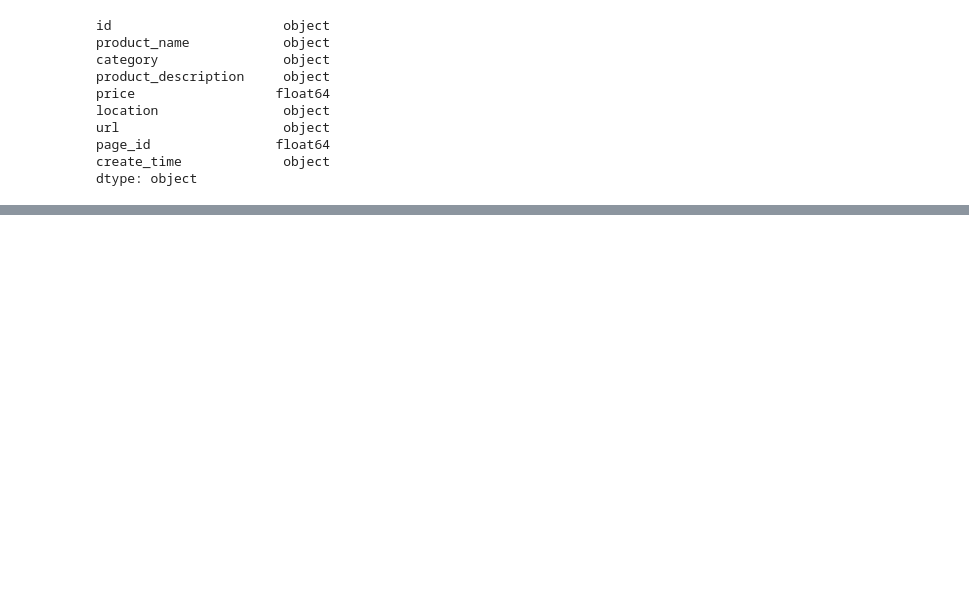
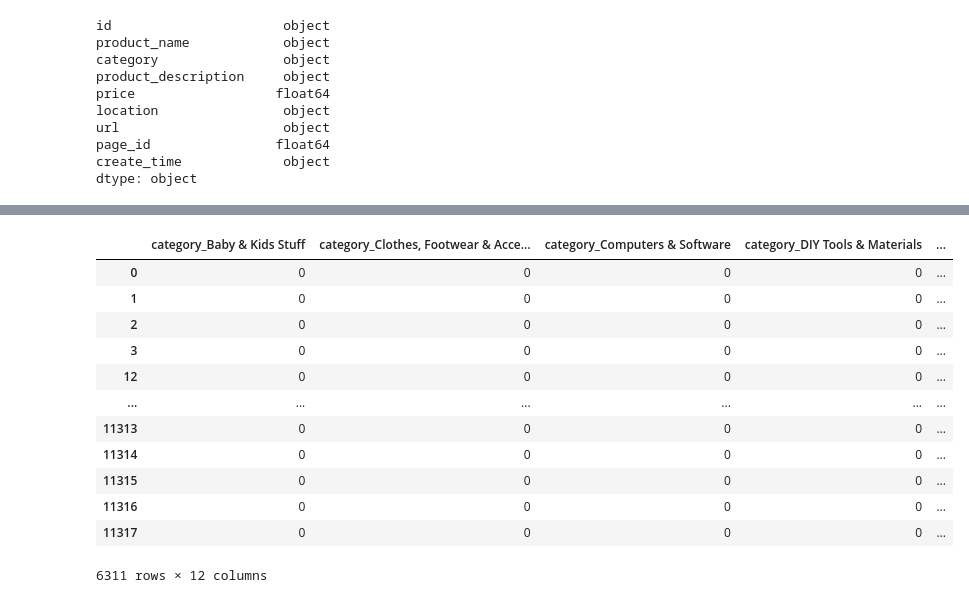
Before and after one commit to SaintpatrickII/facebook_ml, a Jupyter notebook: product_cleaned.ipynb, the cells around one changed output, grey strips where cells are left out. Saved outputs shown, nothing was run; the diff lists cells and outputs as text; code cells hidden in the pictures; blank space fills up the shorter version.

```diff
--- a/product_cleaned.ipynb
+++ b/product_cleaned.ipynb
@@ -167,0 +187,17 @@ df.head()
+# %%
+dummies = pd.get_dummies(df[['category']], prefix='category', drop_first=True)
+dummies
+# %% [output]
+|  | category_Baby & Kids Stuff | category_Clothes, Footwear & Acce... | category_Computers & Software | category_DIY Tools & Materials | ... |
+| 0 | 0 | 0 | 0 | 0 | ... |
+| 1 | 0 | 0 | 0 | 0 | ... |
+| 2 | 0 | 0 | 0 | 0 | ... |
+| 3 | 0 | 0 | 0 | 0 | ... |
+| 12 | 0 | 0 | 0 | 0 | ... |
+| ... | ... | ... | ... | ... | ... |
+| 11313 | 0 | 0 | 0 | 0 | ... |
+| 11314 | 0 | 0 | 0 | 0 | ... |
+| 11315 | 0 | 0 | 0 | 0 | ... |
+| 11316 | 0 | 0 | 0 | 0 | ... |
+| 11317 | 0 | 0 | 0 | 0 | ... |
+6311 rows × 12 columns
```
Also changed, not shown: parts of 6 cells of this notebook.
